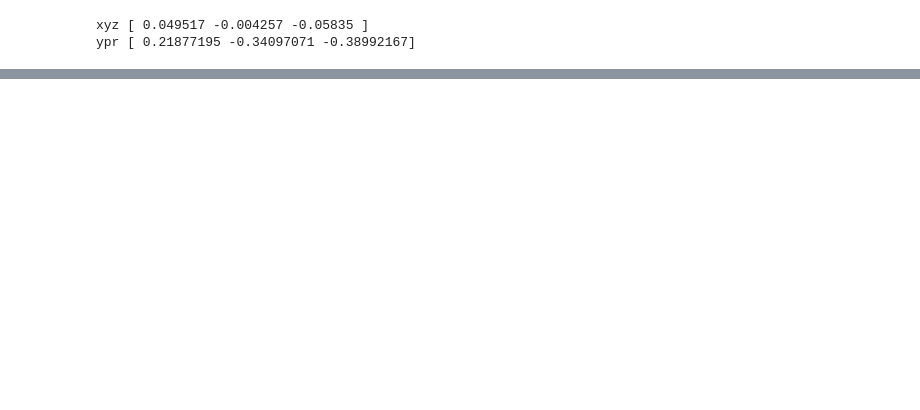
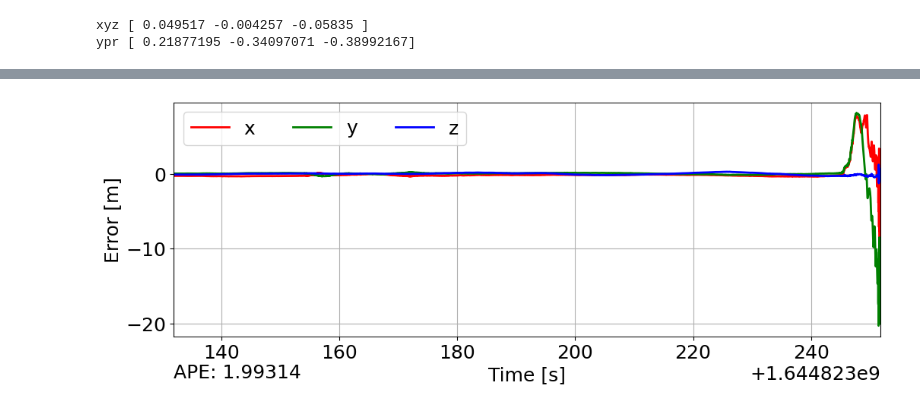
Before and after one commit to pheneliu/GPTR_UWB, a Jupyter notebook: gptr/scripts/analysis_mcdviral.ipynb, the cells around one changed output, grey strips where cells are left out. Drawn from its saved outputs; the diff is of its cells as text; code cells hidden in the pictures; blank space fills up the shorter version.

```diff
--- a/gptr/scripts/analysis_mcdviral.ipynb
+++ b/gptr/scripts/analysis_mcdviral.ipynb
@@ -9,13 +9,18 @@ import matplotlib.pyplot as plt
 import myutil.myutil as util
 
 import evo.core.trajectory as evotraj
+import evo.core.transformations as transform
 import evo.core.sync as sync
 import evo.core.metrics as metrics
+from evo.core.metrics import PoseRelation
+
+from PIL import Image
 
 from ceva import Ceva
 
 # Time to start considering the estimate
 test_start = 0
+test_end = 100000
 
 mcd_seq = 'ntu_day_01'
 
@@ -28,6 +33,13 @@ xtrz_log = log_path + '/extrinsics_1.csv'
 # The path to the trajectories
 traj_est_logs = [log_path + '/gptraj_0.csv',
                  log_path + '/gptraj_1.csv']
+
+traj_estkf_logs = [log_path + '/kf_exp/lidar_0_pose.pcd',
+                   log_path + '/kf_exp/lidar_1_pose.pcd']
+
+# The path to the trajlo logs
+traj_trajlo_logs = [log_path + '/trajlo_exp/mcdouster_estimated_pose.txt',
+                    log_path + '/trajlo_exp/mcdlivox_estimated_pose.txt']
 
 # # Trajectory groundtruth error
 traj_gtr_log = gtr_path + '/spline_log_3.csv'
@@ -275,0 +351,70 @@ Done
+# %%
+# Load the trajectory
+traj_trajlo_data = []
+for log in traj_trajlo_logs:
+    traj_trajlo_data.append(np.loadtxt(log, delimiter=' ', skiprows=11))
+
+trajlo_viz = None
+
+for lidx in range(len(traj_trajlo_data)):
+
+    # Get the traj_trajlo
+    traj_trajlo = traj_trajlo_data[lidx]
+    tidx = list(np.where((traj_trajlo[:, 0] - traj_trajlo[0, 0] > test_start) & (traj_trajlo[:, 0] - traj_trajlo[0, 0] < test_end))[0])
+    traj_trajlo = evotraj.PoseTrajectory3D(positions_xyz=traj_trajlo[tidx, :][:, [1, 2, 3]], orientations_quat_wxyz=traj_trajlo[tidx, :][:, [7, 4, 5, 6]], timestamps=traj_trajlo[tidx, 0])
+
+    # Get the traj gtr
+    traj_gtr = traj_gtr_spline.getPose(traj_est.timestamps)
+
+    # Transform the ground truth point to the lidar points
+    t_B_L = T_B_L[lidx][:3, 3]
+    R_B_L = T_B_L[lidx][0:3, 0:3]
+
+    p_W_B = traj_gtr[:, 1:4]
+    q_W_B = traj_gtr[:, [7, 4, 5, 6]]
+
+    p_W_L = np.empty((0, 3))
+    q_W_L = np.empty((0, 4))
+
+    N = p_W_B.shape[0]
+    for pidx in range(0, N):
+        R_W_B = util.quat2rotm(q_W_B[pidx, :])
+        q_W_L = np.append(q_W_L, [util.rotm2quat(R_W_B@R_B_L) ], axis=0)
+        p_W_L = np.append(p_W_L, [p_W_B[pidx, :] + R_W_B@t_B_L], axis=0)
+
+    # Create ground truth trajectory
+    traj_gtr = evotraj.PoseTrajectory3D(positions_xyz=p_W_L, orientations_quat_wxyz=q_W_L, timestamps=traj_est.timestamps)
+
+    # Associate trajectories
+    traj_trajlo, traj_gtr = sync.associate_trajectories(traj_trajlo, traj_gtr, max_diff=0.2)
+
+    # Align the trajectories
+    traj_trajlo.align(traj_gtr)
+
+    # Calculate the error
+    traj_err = evotraj.PoseTrajectory3D(positions_xyz=traj_trajlo.positions_xyz - traj_gtr.positions_xyz, \
+                                        orientations_quat_wxyz=traj_trajlo.orientations_quat_wxyz, timestamps=traj_trajlo.timestamps)
+
+    # Find the RMSE
+    rmse = calculate_metric(traj_trajlo, traj_gtr)
+
+    plt.rcParams.update({'font.size':18})
+    fig, ax = plt.subplots(ncols=1, nrows=1, figsize=(12, 4))
+    ax.plot(traj_err.timestamps, traj_err.positions_xyz[:, 0], 'r', linewidth=2, label='x')
+    ax.plot(traj_err.timestamps, traj_err.positions_xyz[:, 1], 'g', linewidth=2, label='y')
+    ax.plot(traj_err.timestamps, traj_err.positions_xyz[:, 2], 'b', linewidth=2, label='z')
+
+    # Stamp the ATE
+    ax.text(0, -0.18, f'APE: {rmse:.5f}', transform=ax.transAxes)
+
+    ax.set_xlim([np.min(traj_trajlo.timestamps), np.max(traj_trajlo.timestamps)])
+    # ax.set_ylim([-20, 20.0])
+    ax.legend(ncols=3)
+    ax.grid('on')
+    ax.set_xlabel('Time [s]')
+    ax.set_ylabel('Error [m]')
+
+    if lidx == 0:
+        trajlo_viz = traj_trajlo
+# %% [output]
+[figure, added]
```
Also changed, not shown: parts of 7 cells of this notebook, 40 other files.
